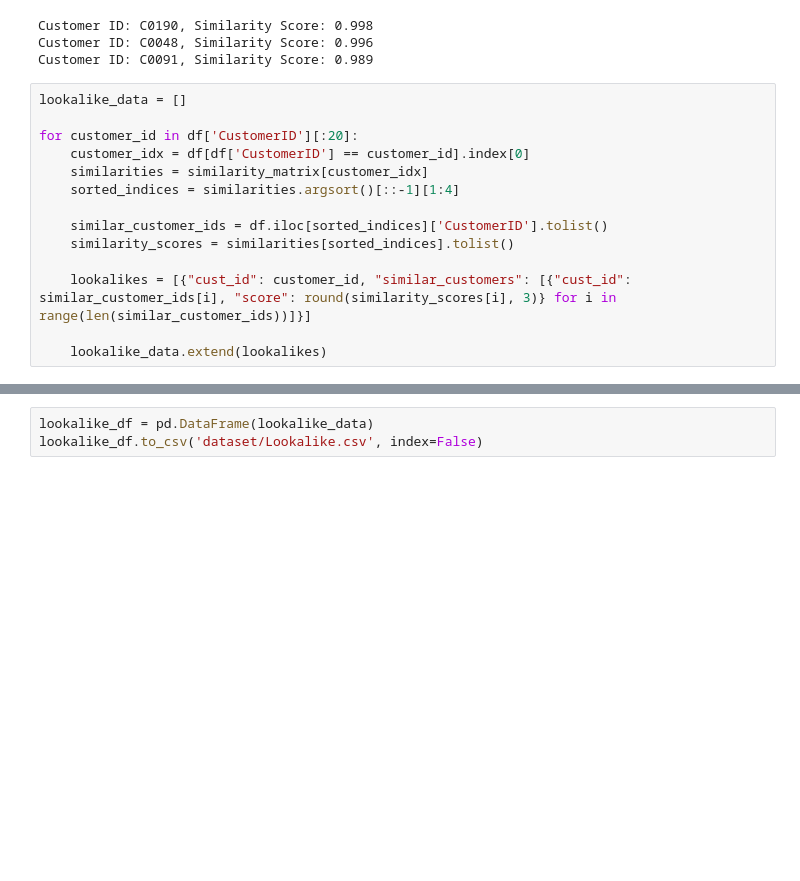
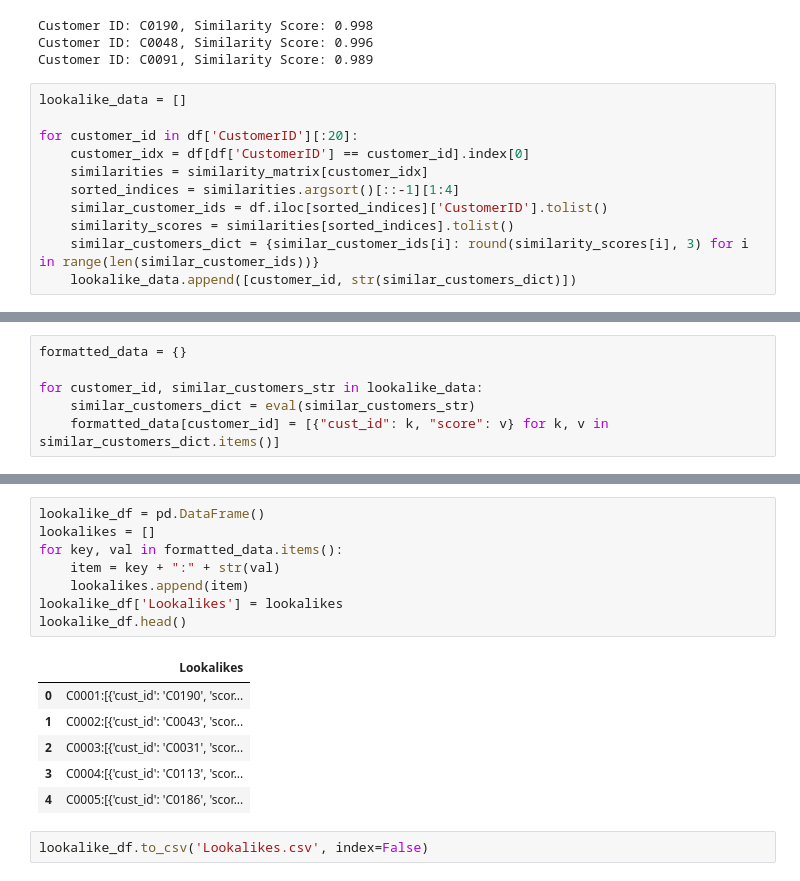
Before and after one commit to parth-verma7/zeotap, a Jupyter notebook: Parth_Verma_Lookalike.ipynb, the cells around one changed output, grey strips where cells are left out. Saved outputs shown, nothing was run; the diff lists cells and outputs as text; blank space fills up the shorter version.

Commit message:
cvs file format fixed

```diff
--- a/Parth_Verma_Lookalike.ipynb
+++ b/Parth_Verma_Lookalike.ipynb
@@ -212,10 +206,7 @@ for customer_id in df['CustomerID'][:20]:
     customer_idx = df[df['CustomerID'] == customer_id].index[0]
     similarities = similarity_matrix[customer_idx]
     sorted_indices = similarities.argsort()[::-1][1:4]
-
     similar_customer_ids = df.iloc[sorted_indices]['CustomerID'].tolist()
     similarity_scores = similarities[sorted_indices].tolist()
-
-    lookalikes = [{"cust_id": customer_id, "similar_customers": [{"cust_id": similar_customer_ids[i], "score": round(similarity_scores[i], 3)} for i in range(len(similar_customer_ids))]}]
-
-    lookalike_data.extend(lookalikes)
+    similar_customers_dict = {similar_customer_ids[i]: round(similarity_scores[i], 3) for i in range(len(similar_customer_ids))}
+    lookalike_data.append([customer_id, str(similar_customers_dict)])
@@ -221,0 +218,6 @@ for customer_id in df['CustomerID'][:20]:
+# %%
+formatted_data = {}
+
+for customer_id, similar_customers_str in lookalike_data:
+    similar_customers_dict = eval(similar_customers_str)
+    formatted_data[customer_id] = [{"cust_id": k, "score": v} for k, v in similar_customers_dict.items()]
@@ -222,3 +244,17 @@ for customer_id in df['CustomerID'][:20]:
+# %%
+lookalike_df = pd.DataFrame()
+lookalikes = []
+for key, val in formatted_data.items():
+    item = key + ":" + str(val)
+    lookalikes.append(item)
+lookalike_df['Lookalikes'] = lookalikes
+lookalike_df.head()
+# %% [output]
+|  | Lookalikes |
+| 0 | C0001:[{'cust_id': 'C0190', 'scor... |
+| 1 | C0002:[{'cust_id': 'C0043', 'scor... |
+| 2 | C0003:[{'cust_id': 'C0031', 'scor... |
+| 3 | C0004:[{'cust_id': 'C0113', 'scor... |
+| 4 | C0005:[{'cust_id': 'C0186', 'scor... |
 # %%
-lookalike_df = pd.DataFrame(lookalike_data)
-lookalike_df.to_csv('dataset/Lookalike.csv', index=False)
+lookalike_df.to_csv('Lookalikes.csv', index=False)
```
Also changed, not shown: parts of 4 cells of this notebook, 6 other files.
